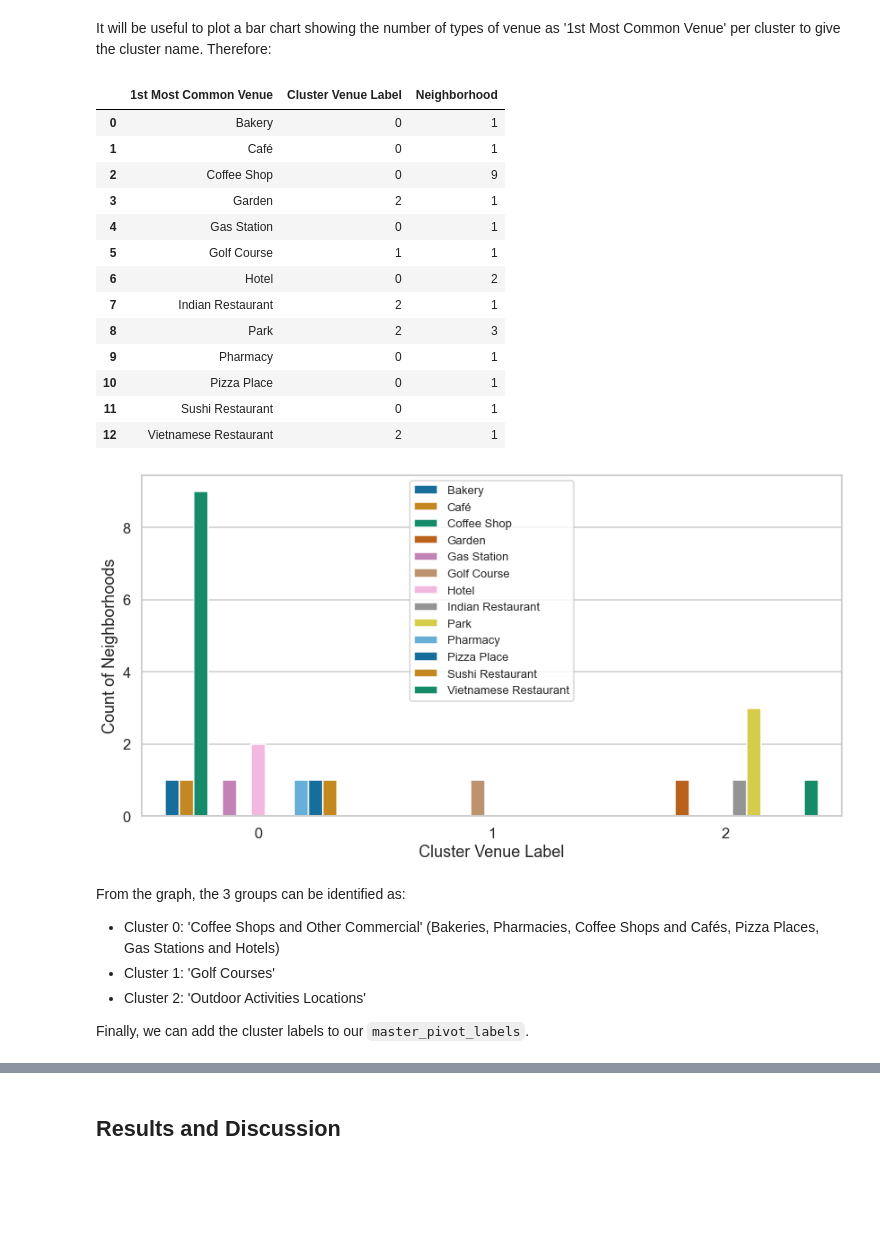
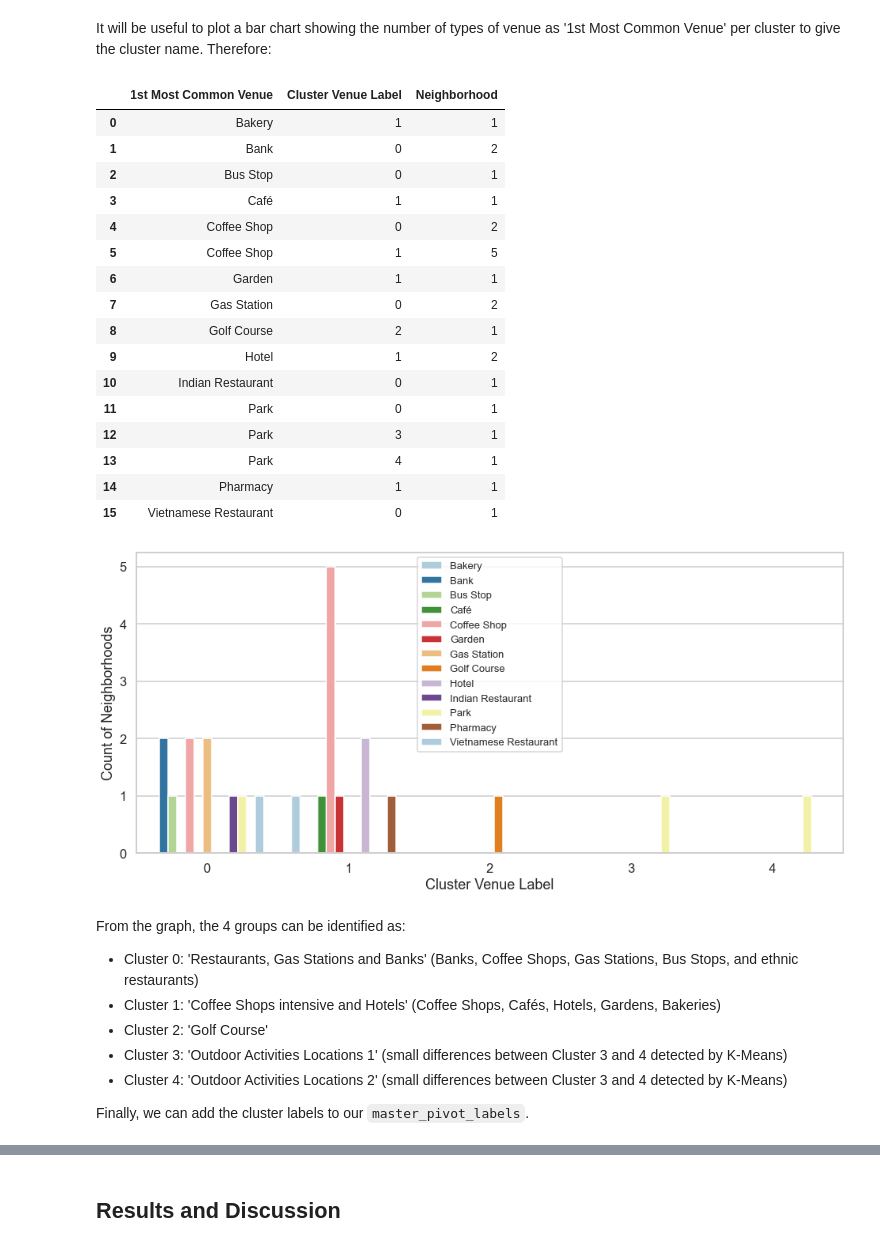
Before and after one commit to carlosalbertopgo/Coursera_Capstone, a Jupyter notebook: Capstone_Project_Notebook.ipynb, the cells around one changed output, grey strips where cells are left out. Saved outputs shown, nothing was run; the diff lists cells and outputs as text; code cells hidden in the pictures; blank space fills up the shorter version.

```diff
--- a/Capstone_Project_Notebook.ipynb
+++ b/Capstone_Project_Notebook.ipynb
@@ -426,9 +426,10 @@ West End
 West Point Grey
 # %%
 # Saving obtained dataframe for venue analysis to avoid overwriting:
-vancouver_venues.to_csv('vancouver_venues.csv')
-vancouver_venues = pd.read_csv('vancouver_venues.csv')
+#vancouver_venues.to_csv('Vancouver_Venues.csv') # Commented out for not overwritting file
+vancouver_venues = pd.read_csv('Vancouver_Venues.csv')
 vancouver_venues.drop('Unnamed: 0', axis=1, inplace=True)
+vancouver_venues.drop(vancouver_venues[vancouver_venues['Venue Category']=='Neighborhood'].index, inplace=True)
 vancouver_venues.head()
 # %% [output]
 |  | Neighborhood | Neighborhood Latitude | Neighborhood Longitude | Venue | Venue Latitude | Venue Longitude | ... |
@@ -943,7 +951,7 @@ Now, we will add the labels to each cluster in our `master_pivot` table and name
 Creating a new dataframe that combines the cluster as well as the top 5 venues for each neighborhood.
 # %%
 # Adding clustering labels:
-master_pivot.insert(7, 'Cluster Venue Label', kmeans_3.labels_)
+master_pivot.insert(7, 'Cluster Venue Label', kmeans_5.labels_)
 # Merging the datasets:
 master_pivot_labels = pd.merge(master_pivot, top_venues, left_on='Neighborhood', right_on='Neighborhood')
 master_pivot_labels
@@ -994,36 +1002,43 @@ venues_1st_place = master_pivot_labels.groupby(['1st Most Common Venue','Cluster
 venues_1st_place
 # %% [output]
 |  | 1st Most Common Venue | Cluster Venue Label | Neighborhood |
-| 0 | Bakery | 0 | 1 |
-| 1 | Café | 0 | 1 |
-| 2 | Coffee Shop | 0 | 9 |
-| 3 | Garden | 2 | 1 |
-| 4 | Gas Station | 0 | 1 |
-| 5 | Golf Course | 1 | 1 |
-| 6 | Hotel | 0 | 2 |
-| 7 | Indian Restaurant | 2 | 1 |
-| 8 | Park | 2 | 3 |
-| 9 | Pharmacy | 0 | 1 |
-| 10 | Pizza Place | 0 | 1 |
-| 11 | Sushi Restaurant | 0 | 1 |
-| 12 | Vietnamese Restaurant | 2 | 1 |
+| 0 | Bakery | 1 | 1 |
+| 1 | Bank | 0 | 2 |
+| 2 | Bus Stop | 0 | 1 |
+| 3 | Café | 1 | 1 |
+| 4 | Coffee Shop | 0 | 2 |
+| 5 | Coffee Shop | 1 | 5 |
+| 6 | Garden | 1 | 1 |
+| 7 | Gas Station | 0 | 2 |
+| 8 | Golf Course | 2 | 1 |
+| 9 | Hotel | 1 | 2 |
+| 10 | Indian Restaurant | 0 | 1 |
+| 11 | Park | 0 | 1 |
+| 12 | Park | 3 | 1 |
+| 13 | Park | 4 | 1 |
+| 14 | Pharmacy | 1 | 1 |
+| 15 | Vietnamese Restaurant | 0 | 1 |
 # %%
 # Plotting number of venues per type for each cluster:
 sns.set_style('whitegrid')
+colors=sns.color_palette('Paired',15)
 # Setting figure size:
-plt.figure(figsize=(14, 7))
+plt.figure(figsize=(16, 7))
 sns.set_context('talk')
-sns.barplot(data=venues_1st_place,x='Cluster Venue Label',y='Neighborhood',hue='1st Most Common Venue',palette='colorblind')
+sns.barplot(data=venues_1st_place,x='Cluster Venue Label',y='Neighborhood',hue='1st Most Common Venue',palette=colors)
 plt.ylabel('Count of Neighborhoods')
 plt.legend(fontsize=13,loc=9)
+#plt.savefig('clustering.png', dpi=200, bbox_inches='tight')
 plt.show()
 # %% [output]
-[figure, old version]
+[figure, new version]
 # %% [markdown]
-From the graph, the 3 groups can be identified as:
-* Cluster 0: 'Coffee Shops and Other Commercial' (Bakeries, Pharmacies, Coffee Shops and Cafés, Pizza Places, Gas Stations and Hotels)
-* Cluster 1: 'Golf Courses'
-* Cluster 2: 'Outdoor Activities Locations'
+From the graph, the 4 groups can be identified as:
+* Cluster 0: 'Restaurants, Gas Stations and Banks' (Banks, Coffee Shops, Gas Stations, Bus Stops, and ethnic restaurants)
+* Cluster 1: 'Coffee Shops intensive and Hotels' (Coffee Shops, Cafés, Hotels, Gardens, Bakeries)
+* Cluster 2: 'Golf Course'
+* Cluster 3: 'Outdoor Activities Locations 1' (small differences between Cluster 3 and 4 detected by K-Means)
+* Cluster 4: 'Outdoor Activities Locations 2' (small differences between Cluster 3 and 4 detected by K-Means)
 
 Finally, we can add the cluster labels to our `master_pivot_labels`.
 # %%
```
Also changed, not shown: parts of 17 cells of this notebook.
